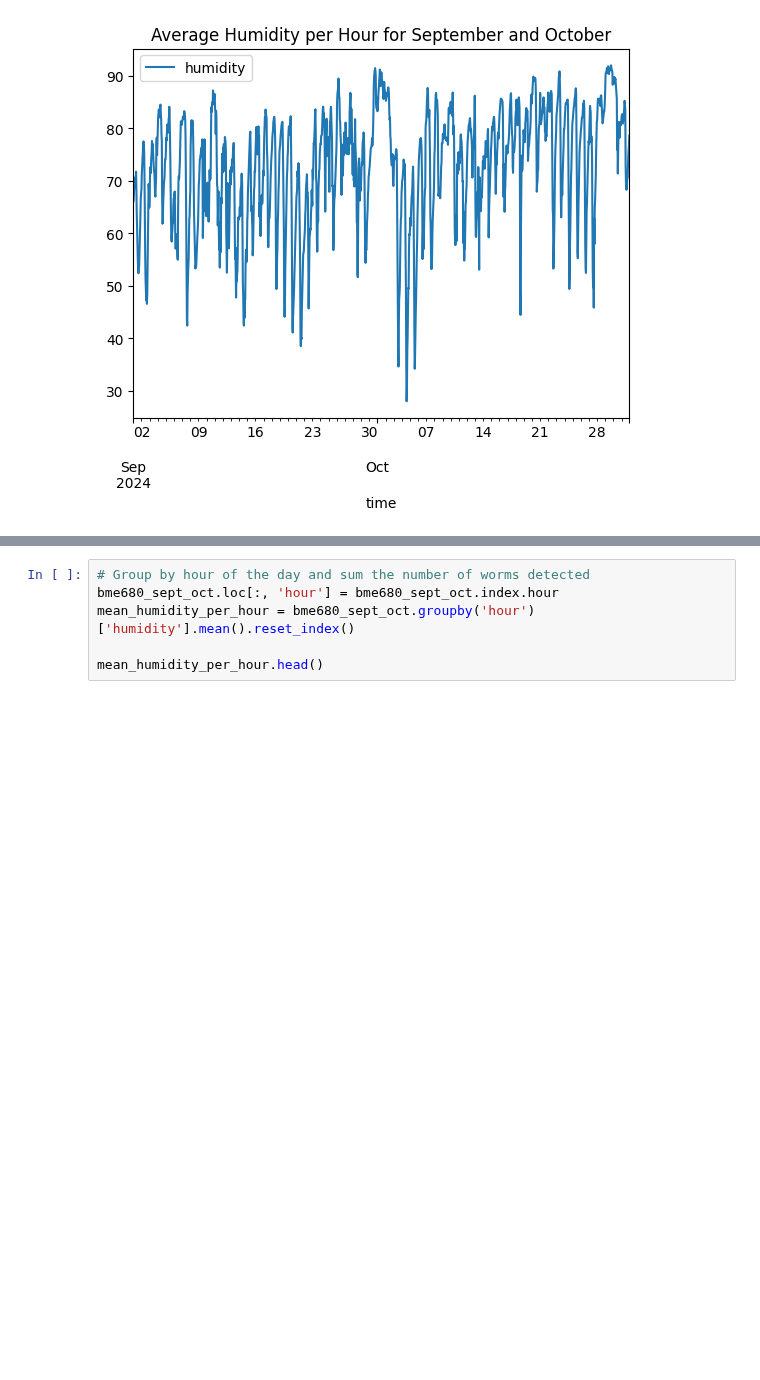
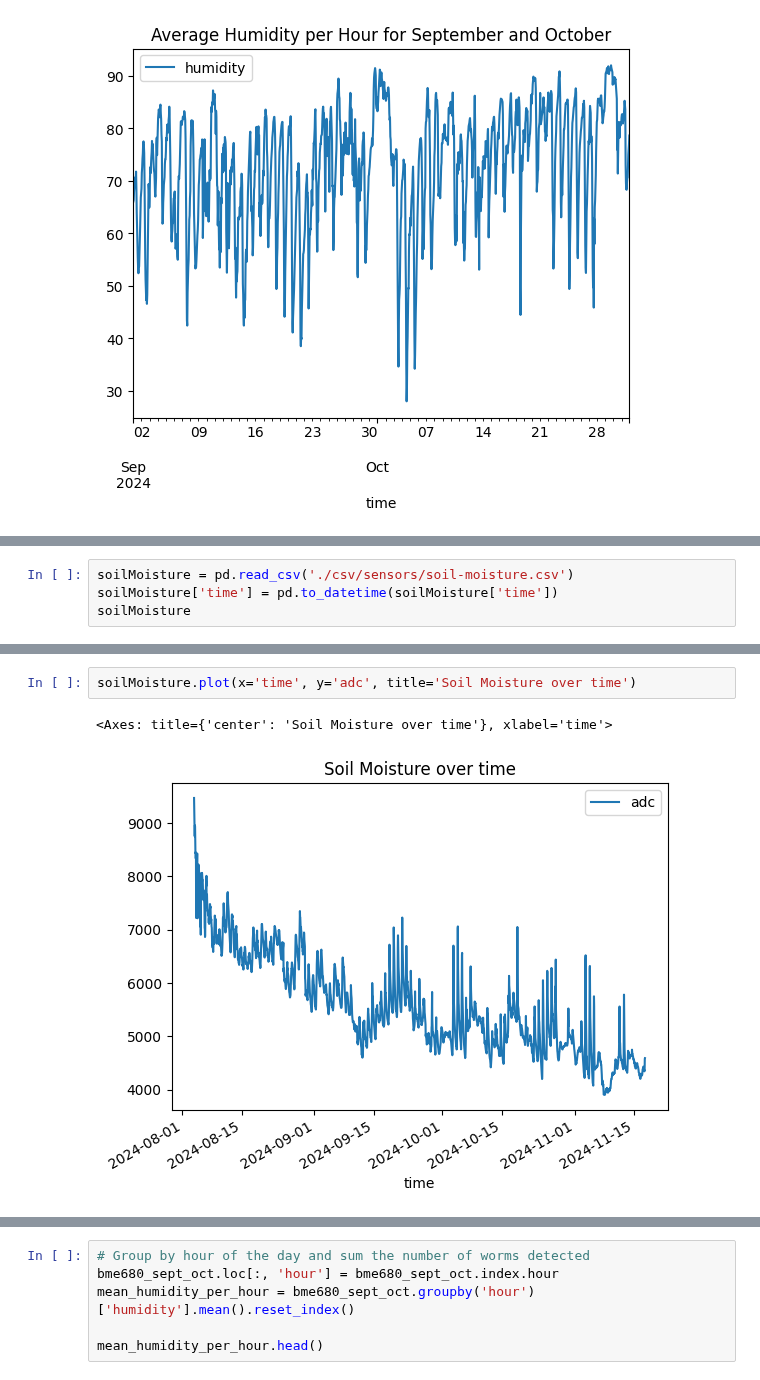
Before and after one commit to wiggle-bin/wiggle-notes, a Jupyter notebook: worms_actvitiy/DataActivityCorrelationUsingUpdatedModel.ipynb, the cells around one changed output, grey strips where cells are left out. Drawn from its saved outputs; the diff is of its cells as text; blank space fills up the shorter version.

Commit message:
Added soil sensor data

```diff
--- a/worms_actvitiy/DataActivityCorrelationUsingUpdatedModel.ipynb
+++ b/worms_actvitiy/DataActivityCorrelationUsingUpdatedModel.ipynb
@@ -219,0 +224,4 @@ plt.show()
+# %%
+soilMoisture = pd.read_csv('./csv/sensors/soil-moisture.csv')
+soilMoisture['time'] = pd.to_datetime(soilMoisture['time'])
+soilMoisture
@@ -219,0 +242,5 @@ plt.show()
+# %%
+soilMoisture.plot(x='time', y='adc', title='Soil Moisture over time')
+# %% [output]
+<Axes: title={'center': 'Soil Moisture over time'}, xlabel='time'>
+[figure, added]
```
Also changed, not shown: parts of 26 cells of this notebook.
